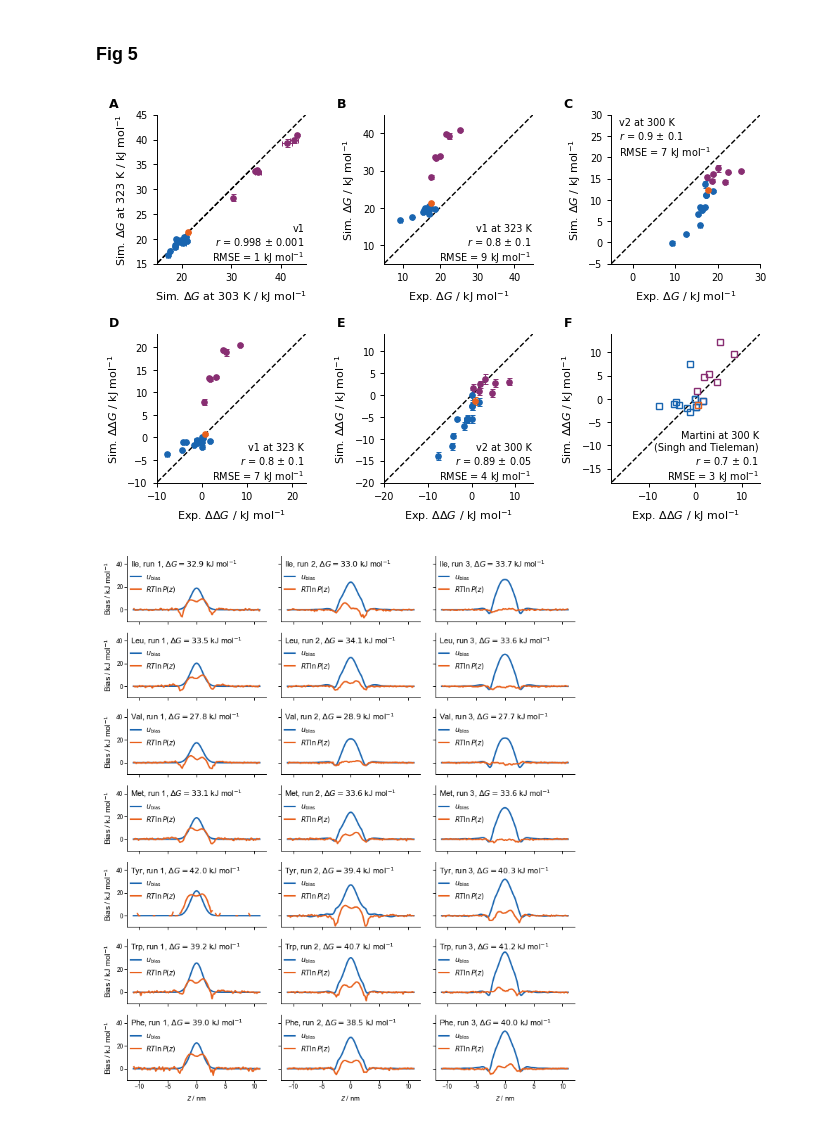
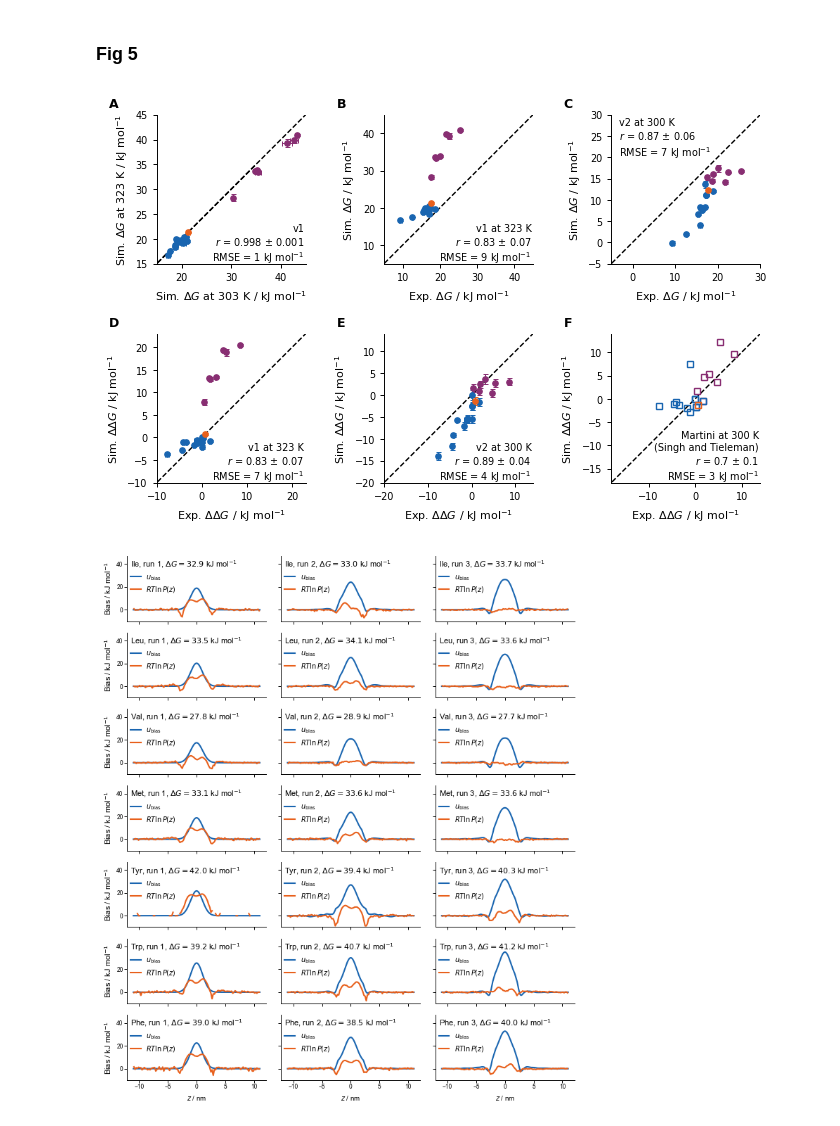
Before and after one commit to gitesei/_2026_MEM-CALVADOS, a Jupyter notebook: WLXLL.ipynb, the cells around one changed output. Saved outputs shown, nothing was run; the diff lists cells and outputs as text; code cells hidden in the pictures.

```diff
--- a/WLXLL.ipynb
+++ b/WLXLL.ipynb
@@ -332,7 +332,7 @@ for i,df in enumerate([df_sim_v1_dg, df_sim_v2_dg]):
             marker='o', ms=3.8, color=aa_color(aa),
             elinewidth=0.7, capsize=1.8, capthick=0.7, zorder=3)
     pr, pr_err, rmse = compute_statistics(df_ww_dg.value.values, df.sim_dg.values)
-    stats_str = f"$r$ = {pr:.1f} ± {pr_err:.1f}\nRMSE = {rmse:.0f} kJ mol$^{{-1}}$"
+    stats_str = f"$r$ = {pr:.2f} ± {pr_err:.2f}\nRMSE = {rmse:.0f} kJ mol$^{{-1}}$"
     if i == 0:
         ax.text(0.99, 0.27, 'v1 at 323 K\n'+stats_str,
                 transform=ax.transAxes, ha="right", va="top", fontsize=7)
@@ -353,7 +353,7 @@ for i,df in enumerate([df_sim_v1_ARKpH2_ddg, df_sim_v2_ARKpH2_ddg]):
     pr, pr_err, rmse = compute_statistics(df_ww_ARKpH2_ddg.value.values, df.value.values)
     stats_str = f"$r$ = {pr:.2f} ± {pr_err:.2f}\nRMSE = {rmse:.0f} kJ mol$^{{-1}}$"
     if i == 0:
-        stats_str = f"$r$ = {pr:.1f} ± {pr_err:.1f}\nRMSE = {rmse:.0f} kJ mol$^{{-1}}$"
+        stats_str = f"$r$ = {pr:.2f} ± {pr_err:.2f}\nRMSE = {rmse:.0f} kJ mol$^{{-1}}$"
         ax.text(0.99, 0.27, 'v1 at 323 K\n'+stats_str,
                 transform=ax.transAxes, ha="right", va="top", fontsize=7)
     else:
@@ -385,34 +385,34 @@ axes[0,1].set_xlim(5, 45)       # v1 dG
 axes[0,1].set_ylim(5, 45)
 axes[0,2].set_xlim(-5, 30)      # v2 dG
 axes[0,2].set_ylim(-5, 30)
 axes[1,0].set_xlim(-10, 23)     # v1 ddG
 axes[1,0].set_ylim(-10, 23)
 axes[1,1].set_xlim(-20, 14)     # v2 ddG
 axes[1,1].set_ylim(-20, 14)
 axes[1,2].set_xlim(-18, 14)     # Martini
 axes[1,2].set_ylim(-18, 14)
 
 axes[0, 1].set_ylabel(r"Sim. $\Delta G$ / kJ mol$^{-1}$")
 axes[0, 2].set_ylabel(r"Sim. $\Delta G$ / kJ mol$^{-1}$")
 axes[0, 1].set_xlabel(r"Exp. $\Delta G$ / kJ mol$^{-1}$")
 axes[0, 2].set_xlabel(r"Exp. $\Delta G$ / kJ mol$^{-1}$")
 
 axes[1, 0].set_ylabel(r"Sim. $\Delta \Delta G$ / kJ mol$^{-1}$")
 axes[1, 1].set_ylabel(r"Sim. $\Delta \Delta G$ / kJ mol$^{-1}$")
 axes[1, 2].set_ylabel(r"Sim. $\Delta \Delta G$ / kJ mol$^{-1}$")
 axes[1, 0].set_xlabel(r"Exp. $\Delta \Delta G$ / kJ mol$^{-1}$")
 axes[1, 1].set_xlabel(r"Exp. $\Delta \Delta G$ / kJ mol$^{-1}$")
 axes[1, 2].set_xlabel(r"Exp. $\Delta \Delta G$ / kJ mol$^{-1}$")
 
 for ax, label in zip(axes.flat, 'ABCDEF'):
     ax.text(-0.32, 1.03, label, transform=ax.transAxes,
             fontsize=9, fontweight='bold', ha='left', va='bottom')
 
 plt.tight_layout()
 plt.savefig('4.pdf')
 plt.show()
 # %% [output]
-[figure, old version]
+[figure, new version]
 # %%
 aas = list("ILVMYWF")
 dpp = 4.01
```
Also changed, not shown: 24 other files.
